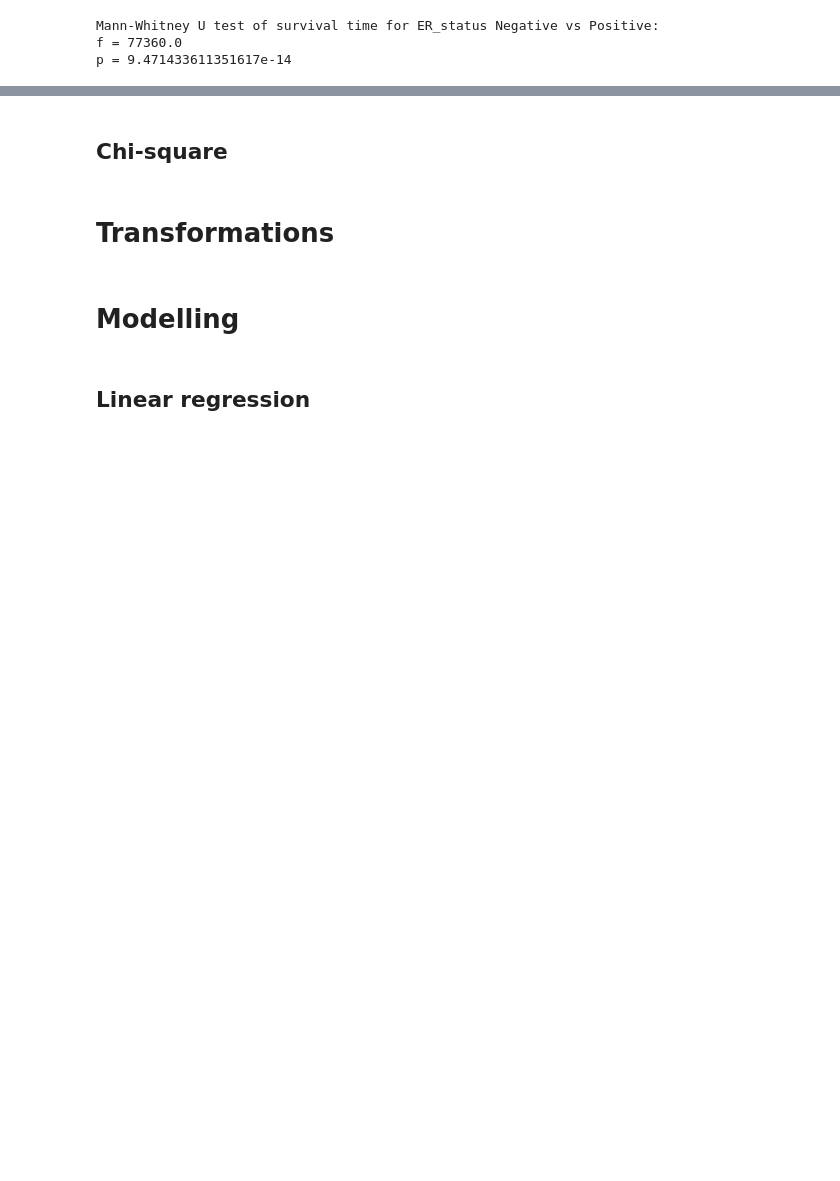
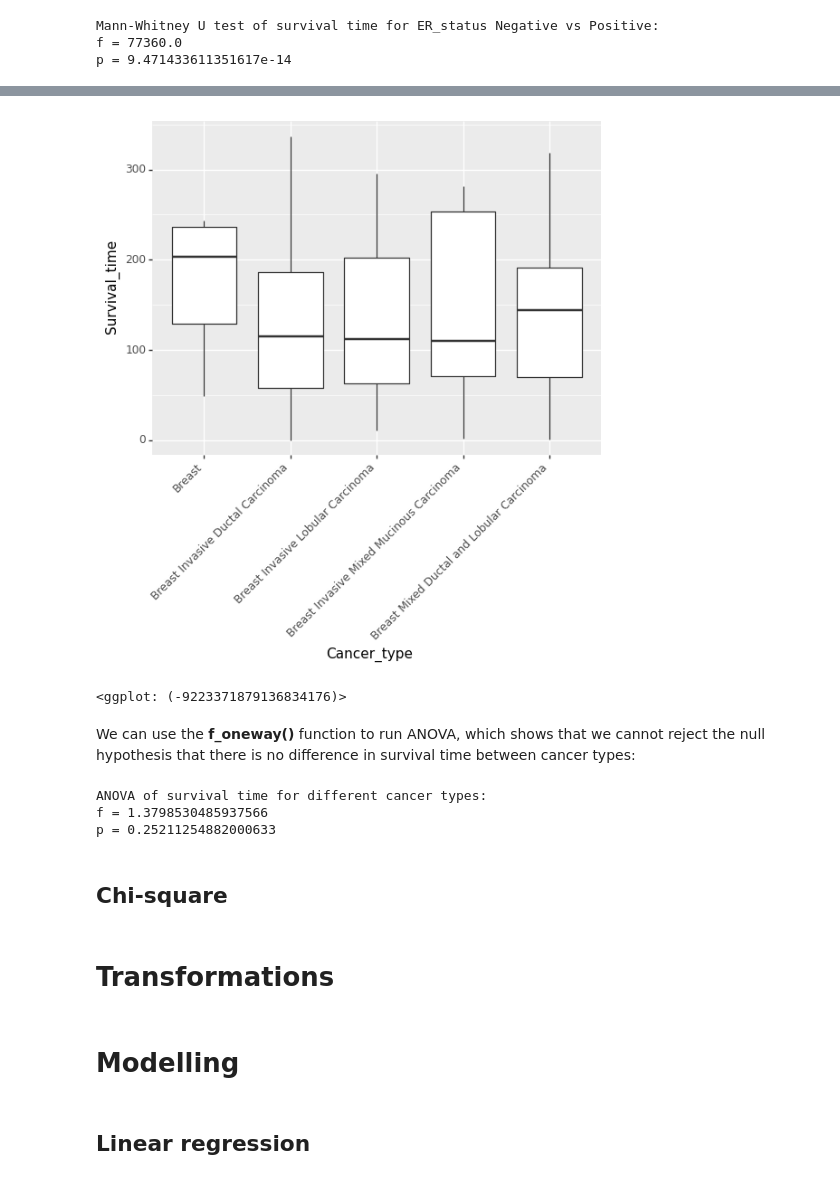
Before and after one commit to semacu/data-science-python, a Jupyter notebook: notebooks/week5_lecture.ipynb, the cells around one changed output, grey strips where cells are left out. Cells and saved outputs as stored; diff of their text form; code cells hidden in the pictures; blank space fills up the shorter version.

Commit message:
Added ANOVA

```diff
--- a/notebooks/week5_lecture.ipynb
+++ b/notebooks/week5_lecture.ipynb
@@ -143,3 +144,30 @@ p = 9.471433611351617e-14
+# %%
+(
+ggplot(metabric, aes("Cancer_type", "Survival_time"))
+    + geom_boxplot()
+    + theme(axis_text_x = element_text(angle=45, hjust=1))
+)
+# %% [output]
+[figure, added]
+<ggplot: (-9223371879136834176)>
+# %% [markdown]
+We can use the **f_oneway()** function to run ANOVA, which shows that we cannot reject the null hypothesis that there is no difference in survival time between cancer types:
+# %%
+type_survival_anova = sp.stats.f_oneway(
+    # select samples with Breast cancer and extract the Survival_time values
+    metabric[metabric["Cancer_type"]=="Breast"]["Survival_time"],
+    # select samples with Breast cancer and extract the Survival_time values
+    metabric[metabric["Cancer_type"]=="Breast Invasive Ductal Carcinoma"]["Survival_time"],
+    # select samples with Breast cancer and extract the Survival_time values
+    metabric[metabric["Cancer_type"]=="Breast Invasive Lobular Carcinoma"]["Survival_time"]
+)
+print("ANOVA of survival time for different cancer types:")
+print("f = {}".format(type_survival_anova.statistic))
+print("p = {}".format(type_survival_anova.pvalue))
+# %% [output]
+ANOVA of survival time for different cancer types:
+f = 1.3798530485937566
+p = 0.25211254882000633
 # %% [markdown]
 ## Chi-square
 # %% [markdown]
```
Also changed, not shown: parts of 6 cells of this notebook.
